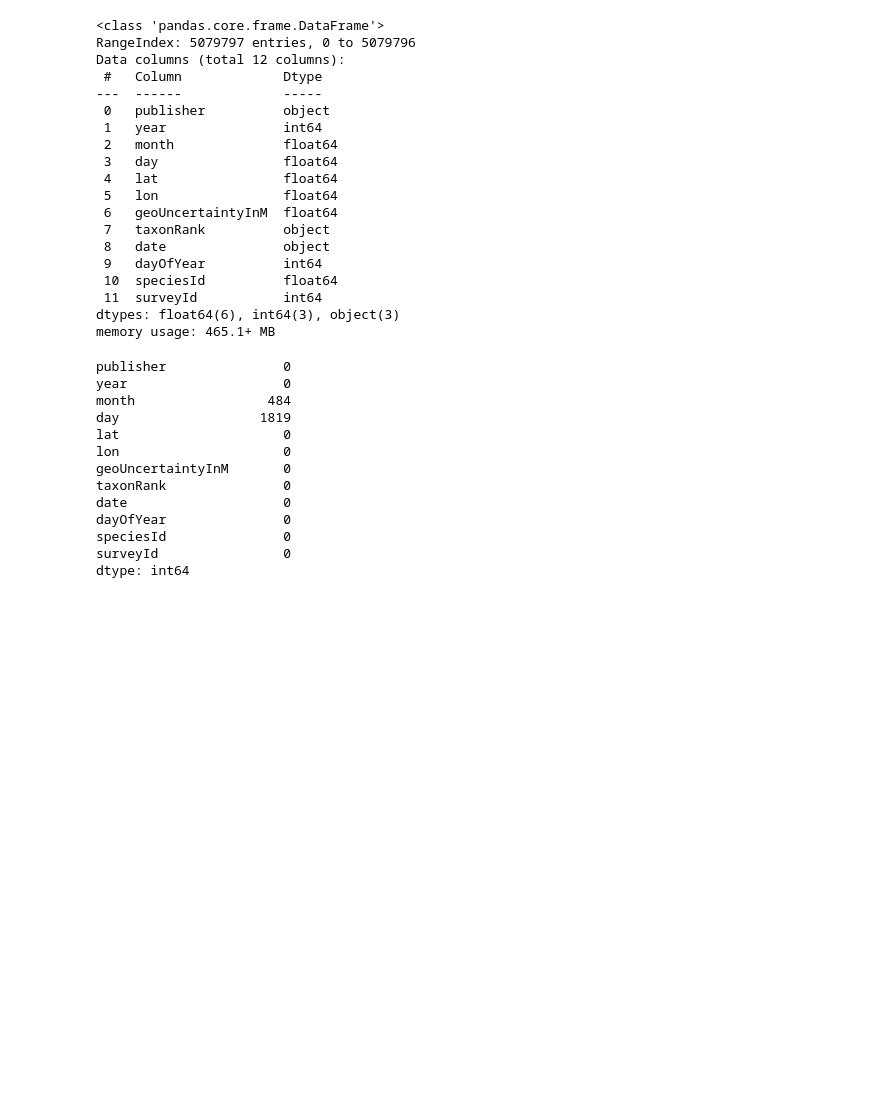
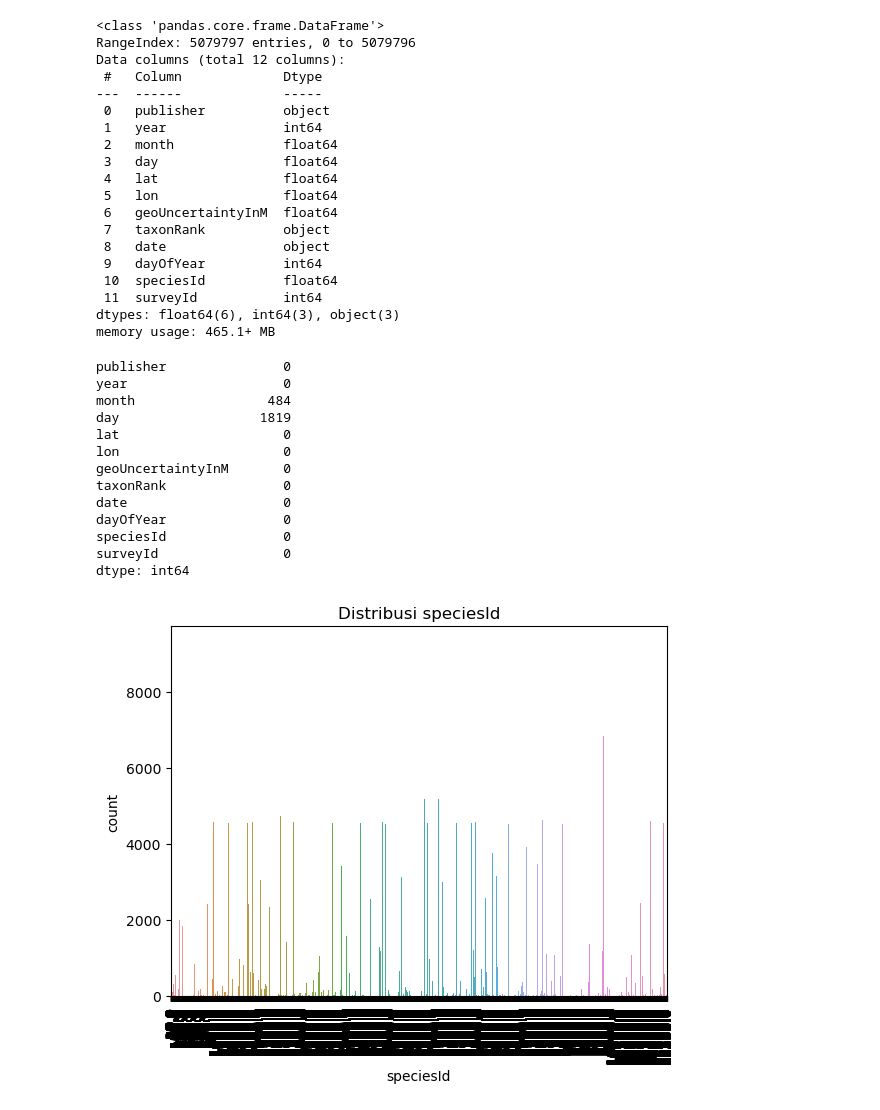
Before and after one commit to 25yohana12/Proyek-Akhir-Data-Mining-G07, a Jupyter notebook: Code/Final_Project.ipynb, the cells around one changed output. Cells and saved outputs as stored; diff of their text form; code cells hidden in the pictures; blank space fills up the shorter version.

```diff
--- a/Code/Final_Project.ipynb
+++ b/Code/Final_Project.ipynb
@@ -3,10 +3,3 @@
 # %%
-# Import dan load dataset
-import pandas as pd
-
-# Load data
-path = r'C:\Users\ASUS\Downloads\GLC25_P0_metadata_train.csv'
-df = pd.read_csv(path)
-
-df.head()
+pip install pandas numpy matplotlib
 # %% [output]
@@ -63,0 +82,10 @@ df = df.drop_duplicates()
+# %%
+import seaborn as sns
+import matplotlib.pyplot as plt
+
+sns.countplot(data=df, x='speciesId')
+plt.xticks(rotation=90)
+plt.title('Distribusi speciesId')
+plt.show()
+# %% [output]
+[figure, added]
```
Also changed, not shown: parts of 15 cells of this notebook.
